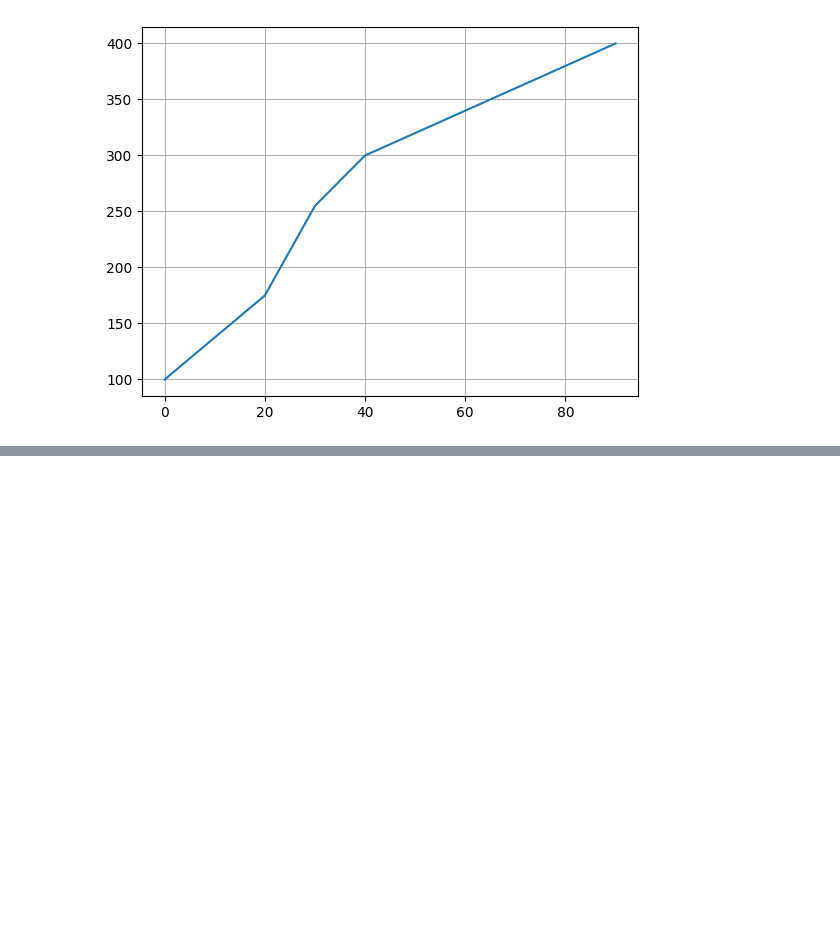
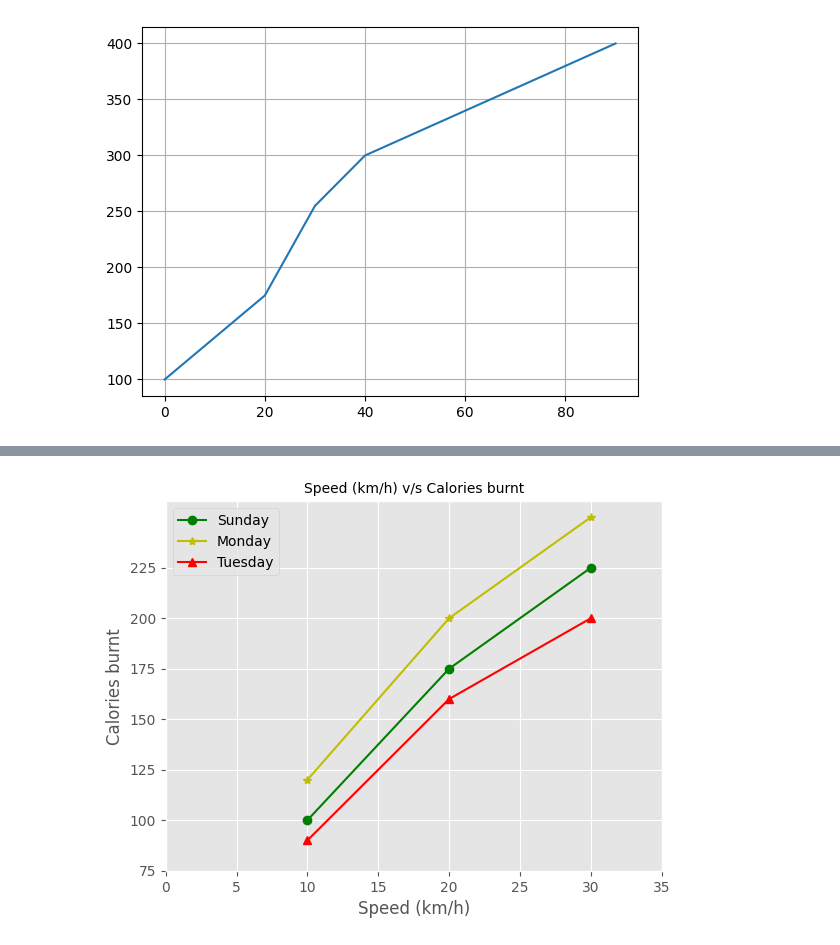
Before and after one commit to edwinmesa/dt_learn_data_science, a Jupyter notebook: edureka/works_notebooks/Work_Class/Module_1_Class_7.ipynb, the cells around one changed output, grey strips where cells are left out. Cells and saved outputs as stored; diff of their text form; code cells hidden in the pictures; blank space fills up the shorter version.

```diff
--- a/edureka/works_notebooks/Work_Class/Module_1_Class_7.ipynb
+++ b/edureka/works_notebooks/Work_Class/Module_1_Class_7.ipynb
@@ -11,0 +70,18 @@ plt.show()
+# %%
+plt.style.use('ggplot')
+
+plt.plot([10, 20, 30], [100, 175, 225],'g', marker='o', label='Sunday')
+plt.plot([10, 20, 30], [120, 200, 250],'y', marker='*', label='Monday')
+plt.plot([10, 20, 30], [90, 160, 200],'r', marker='^', label='Tuesday')
+
+plt.title('Speed (km/h) v/s Calories burnt', fontsize=10)
+plt.xlabel('Speed (km/h)')
+plt.ylabel('Calories burnt')
+
+plt.xticks(np.arange(0,40,5))
+plt.yticks(np.arange(75,250,25))
+
+plt.legend(loc = 'upper left')
+plt.show()
+# %% [output]
+[figure, added]
```
Also changed, not shown: parts of 10 cells of this notebook.
